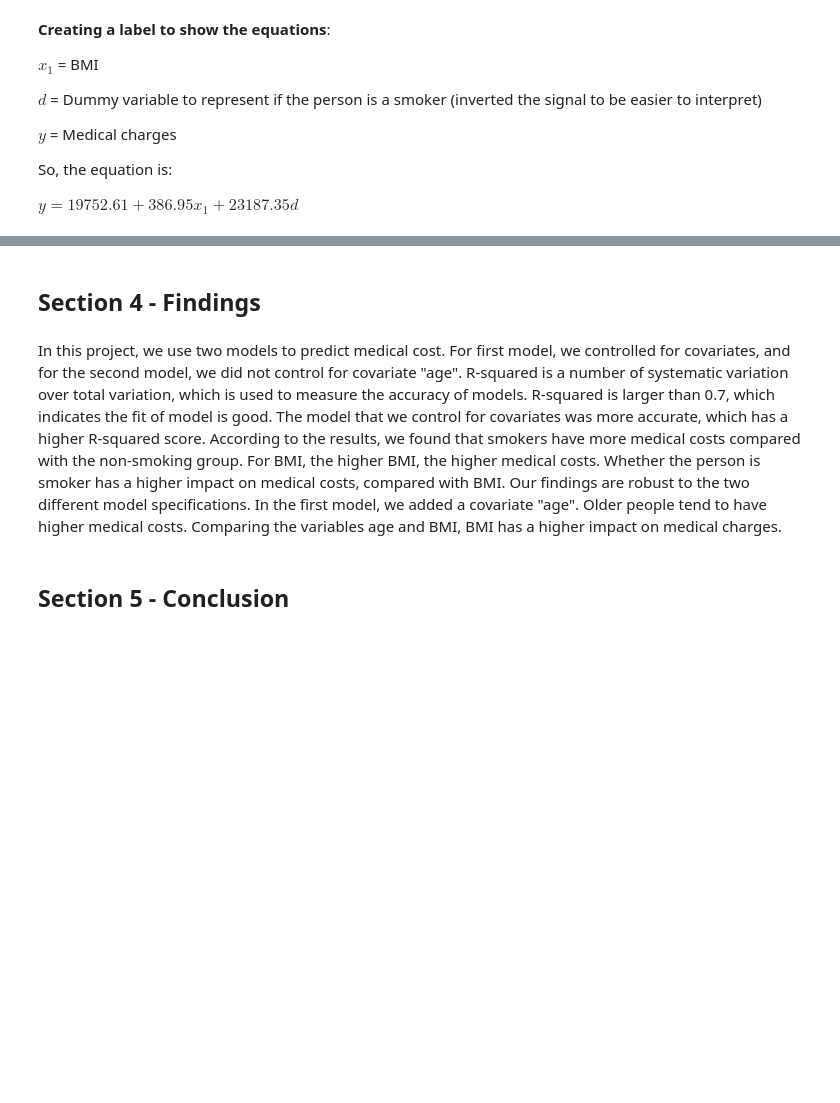
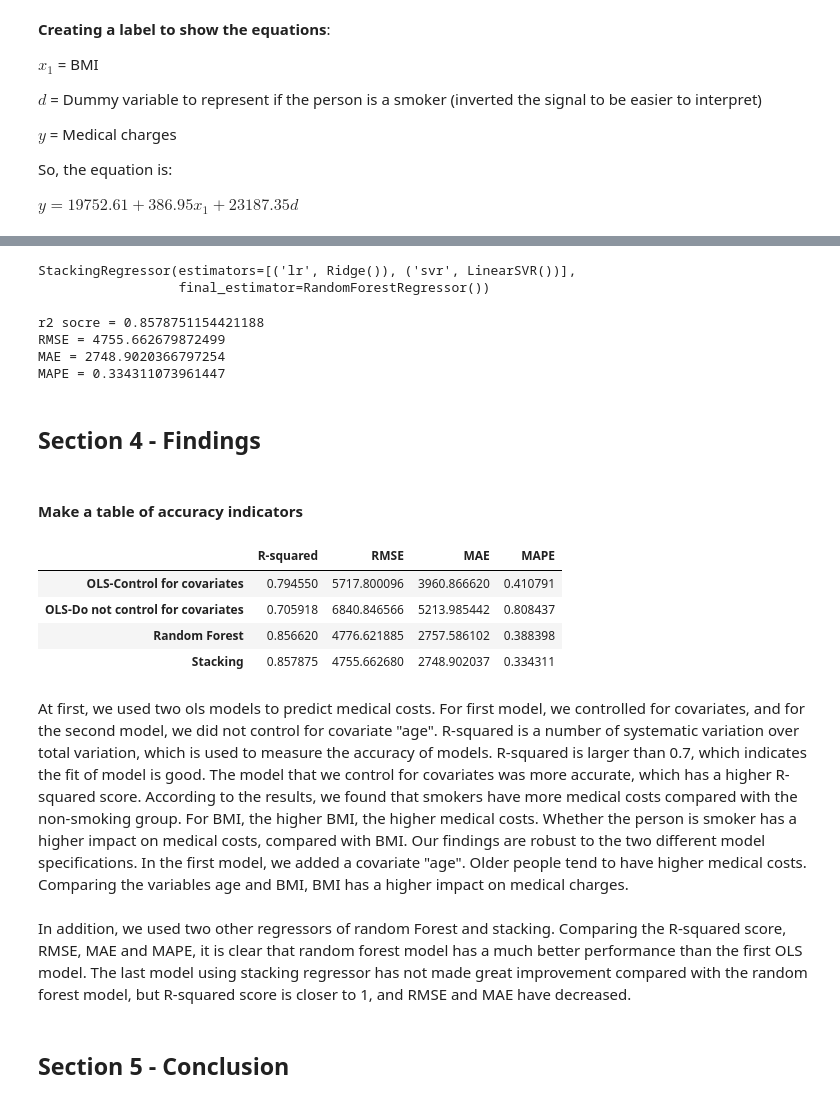
Before and after one commit to ziruozhao/ECON570_Final_Project, a Jupyter notebook: Group Final Project.ipynb, the cells around one changed output, grey strips where cells are left out. Saved outputs shown, nothing was run; the diff lists cells and outputs as text; code cells hidden in the pictures; blank space fills up the shorter version.

Commit message:
Update Group Final Project.ipynb
Co-Authored-By: nickz416 <99513335+nickz416@users.noreply.github.com>
Co-Authored-By: fcheng98 <103397748+fcheng98@users.noreply.github.com>

```diff
--- a/Group Final Project.ipynb
+++ b/Group Final Project.ipynb
@@ -462,0 +462,2 @@ $y = 19752.61 + 386.95 x_{1} + 23187.35d$
+# %%
+y_pred3 = rf.predict(X_test)
@@ -463,7 +477,64 @@ $y = 19752.61 + 386.95 x_{1} + 23187.35d$
+# %%
+#Separate the dependent and independent values
+y = df.loc[:, ['charges']].values
+X = df.drop(columns=['charges'])
+#Get the train and test data set
+X_train, X_test, y_train, y_test = train_test_split(X, y, test_size = 0.2, random_state = 0)
+# %%
+from sklearn.linear_model import Ridge
+from sklearn.svm import LinearSVR
+from sklearn.ensemble import RandomForestRegressor
+from sklearn.ensemble import StackingRegressor
+estimators = [('lr', Ridge()), ('svr', LinearSVR())]
+stacking = StackingRegressor(estimators=estimators, final_estimator=RandomForestRegressor())
+stacking.fit(X_train, y_train)
+# %% [output]
+StackingRegressor(estimators=[('lr', Ridge()), ('svr', LinearSVR())],
+                  final_estimator=RandomForestRegressor())
+# %%
+y_pred4 = stacking.predict(X_test)
+# %%
+# predicting the accuracy score
+print('r2 socre =',r2_score(y_test,y_pred4))
+print('RMSE =',np.sqrt(mean_squared_error(y_test,y_pred4)))
+print('MAE =',mean_absolute_error(y_test,y_pred4))
+print('MAPE =',mean_absolute_percentage_error(y_test,y_pred4))
+# %% [output]
+r2 socre = 0.8578751154421188
+RMSE = 4755.662679872499
+MAE = 2748.9020366797254
+MAPE = 0.334311073961447
 # %% [markdown]
 ## **Section 4** - Findings
+# %% [markdown]
+#### Make a table of accuracy indicators
+# %%
+r2 = []
+rmse = []
+mae = []
+mape = []
+y_pred = [y_pred1, y_pred2, y_pred3, y_pred4]
+
+for i in range(4):
+    r2.append(round(r2_score(y_test,y_pred[i]),8))
+    rmse.append(round(np.sqrt(mean_squared_error(y_test,y_pred[i])),8))
+    mae.append(round(mean_absolute_error(y_test,y_pred[i]),8))
+    mape.append(round(mean_absolute_percentage_error(y_test,y_pred[i]),8))
+
+name = ["OLS-Control for covariates","OLS-Do not control for covariates","Random Forest","Stacking"]
+measure = ["R-squared", "RMSE", "MAE", "MAPE"]
+data = np.array([r2,rmse,mae,mape]).T.tolist()
+pd.DataFrame(data, columns = measure, index = name)
+# %% [output]
+|  | R-squared | RMSE | MAE | MAPE |
+| OLS-Control for covariates | 0.794550 | 5717.800096 | 3960.866620 | 0.410791 |
+| OLS-Do not control for covariates | 0.705918 | 6840.846566 | 5213.985442 | 0.808437 |
+| Random Forest | 0.856620 | 4776.621885 | 2757.586102 | 0.388398 |
+| Stacking | 0.857875 | 4755.662680 | 2748.902037 | 0.334311 |
 # %% [markdown]
-In this project, we use two models to predict medical cost. For first model, we controlled for covariates, and for the second model, we did not control for covariate "age". R-squared is a number of systematic variation over total variation, which is used to measure the accuracy of models. R-squared is larger than 0.7, which indicates the fit of model is good. The model that we control for covariates was more accurate, which has a higher R-squared score. According to the results, we found that smokers have more medical costs compared with the non-smoking group. For BMI, the higher BMI, the higher medical costs. Whether the person is smoker has a higher impact on medical costs, compared with BMI. Our findings are robust to the two different model specifications. In the first model, we added a covariate "age". Older people tend to have higher medical costs. Comparing the variables age and BMI, BMI has a higher impact on medical charges.
+At first, we used two ols models to predict medical costs. For first model, we controlled for covariates, and for the second model, we did not control for covariate "age". R-squared is a number of systematic variation over total variation, which is used to measure the accuracy of models. R-squared is larger than 0.7, which indicates the fit of model is good. The model that we control for covariates was more accurate, which has a higher R-squared score. According to the results, we found that smokers have more medical costs compared with the non-smoking group. For BMI, the higher BMI, the higher medical costs. Whether the person is smoker has a higher impact on medical costs, compared with BMI. Our findings are robust to the two different model specifications. In the first model, we added a covariate "age". Older people tend to have higher medical costs. Comparing the variables age and BMI, BMI has a higher impact on medical charges.
+# %% [markdown]
+In addition, we used two other regressors of random Forest and stacking. Comparing the R-squared score, RMSE, MAE and MAPE, it is clear that random forest model has a much better performance than the first OLS model. The last model using stacking regressor has not made great improvement compared with the random forest model, but R-squared score is closer to 1, and RMSE and MAE have decreased.
 # %% [markdown]
 ## **Section 5** - Conclusion
 # %% [markdown]
```
Also changed, not shown: parts of 28 cells of this notebook.
